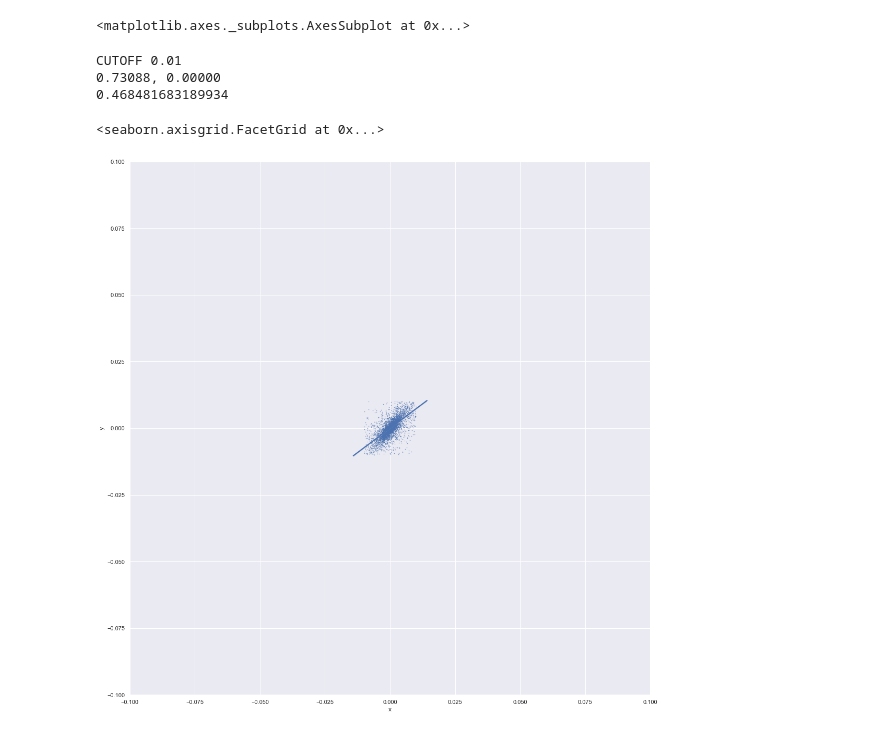
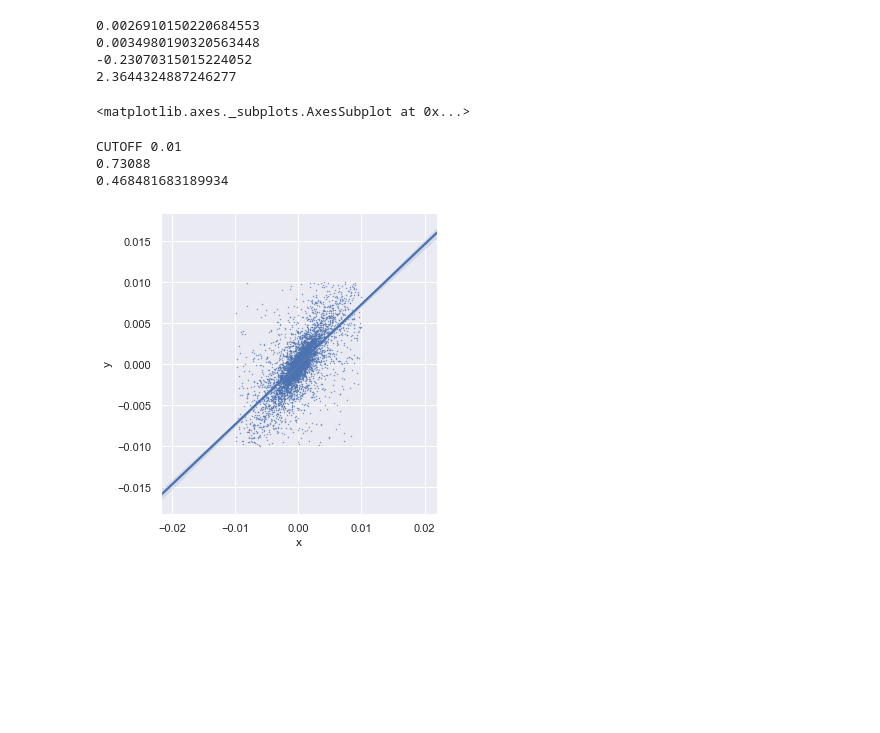
Before and after one commit to mattf1n/lm-intervention, a Jupyter notebook: te_decomp.ipynb, the cells around one changed output. Saved outputs shown, nothing was run; the diff lists cells and outputs as text; code cells hidden in the pictures; blank space fills up the shorter version.

```diff
--- a/te_decomp.ipynb
+++ b/te_decomp.ipynb
@@ -28,3 +30,15 @@ assert len(x) == len(y) == 144 * len(data['results'])
+# %%
+print(np.mean(y))
+print(np.mean(x))
+
+print(np.mean(y-x) / np.mean(x) )
+
+print(np.mean((y-x)/x))
+# %% [output]
+0.0026910150220684553
+0.0034980190320563448
+-0.23070315015224052
+2.3644324887246277
 # %%
 import matplotlib.pyplot as plt
 import seaborn as sns;sns.set()
@@ -38,31 +52,29 @@ sns.scatterplot(x, y)
 # %%
 import pandas as pd
 import numpy as np
 from sklearn.linear_model import LinearRegression
 
-x = np.array(x)
-y = np.array(y)
 
 # data = np.array(zip(x, y))
 cutoff = .01
 print('CUTOFF', cutoff)
 box = np.where((x < cutoff) & (x > -cutoff) & (y < cutoff) & (y > -cutoff))
+y_box = y[box]
 x_box = x[box]
-y_box = y[box]
 X = x_box.reshape(-1, 1)
 Y = y_box.reshape(-1, 1)
 reg = LinearRegression(fit_intercept=False).fit(X, Y)
-print(f"{reg.coef_[0].item():.5f}, {reg.intercept_:.5f}")
+print(f"{reg.coef_[0].item():.5f}")#, {reg.intercept_:.5f}")
 print(reg.score(X, Y))
 
 df = pd.DataFrame({'x': x_box, 'y': y_box})
 # fig, ax = plt.subplots(figsize=(20,20))
-g = sns.lmplot(x='x', y='y', data=df, size=15, aspect=1, scatter_kws={"s": .2})
-g.set(xlim=(-10*cutoff, 10*cutoff))
-g.set(ylim=(-10*cutoff, 10*cutoff))
+g = sns.lmplot(x='x', y='y', data=df, scatter_kws={"s": .2})
+# g = sns.lmplot(x='y', y='x', data=df, size=15, aspect=1, scatter_kws={"s": .2})
+# g.set(xlim=(-cutoff, cutoff))
+# g.set(ylim=(-cutoff, cutoff))
 # %% [output]
 CUTOFF 0.01
-0.73088, 0.00000
+0.73088
 0.468481683189934
-<seaborn.axisgrid.FacetGrid at 0x...>
-[figure, old version]
+[figure, new version]
```
Also changed, not shown: parts of 1 cell of this notebook, 2 other files.
